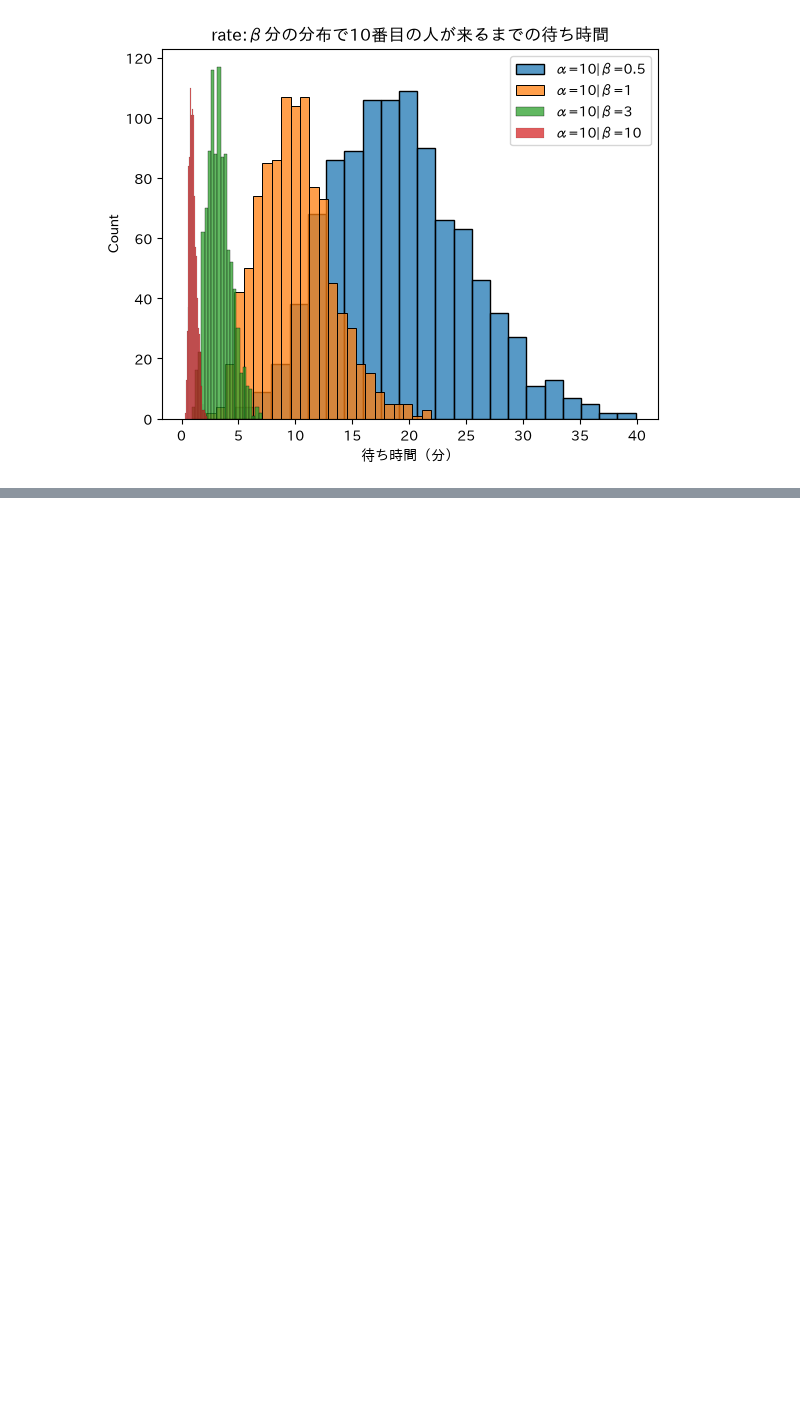
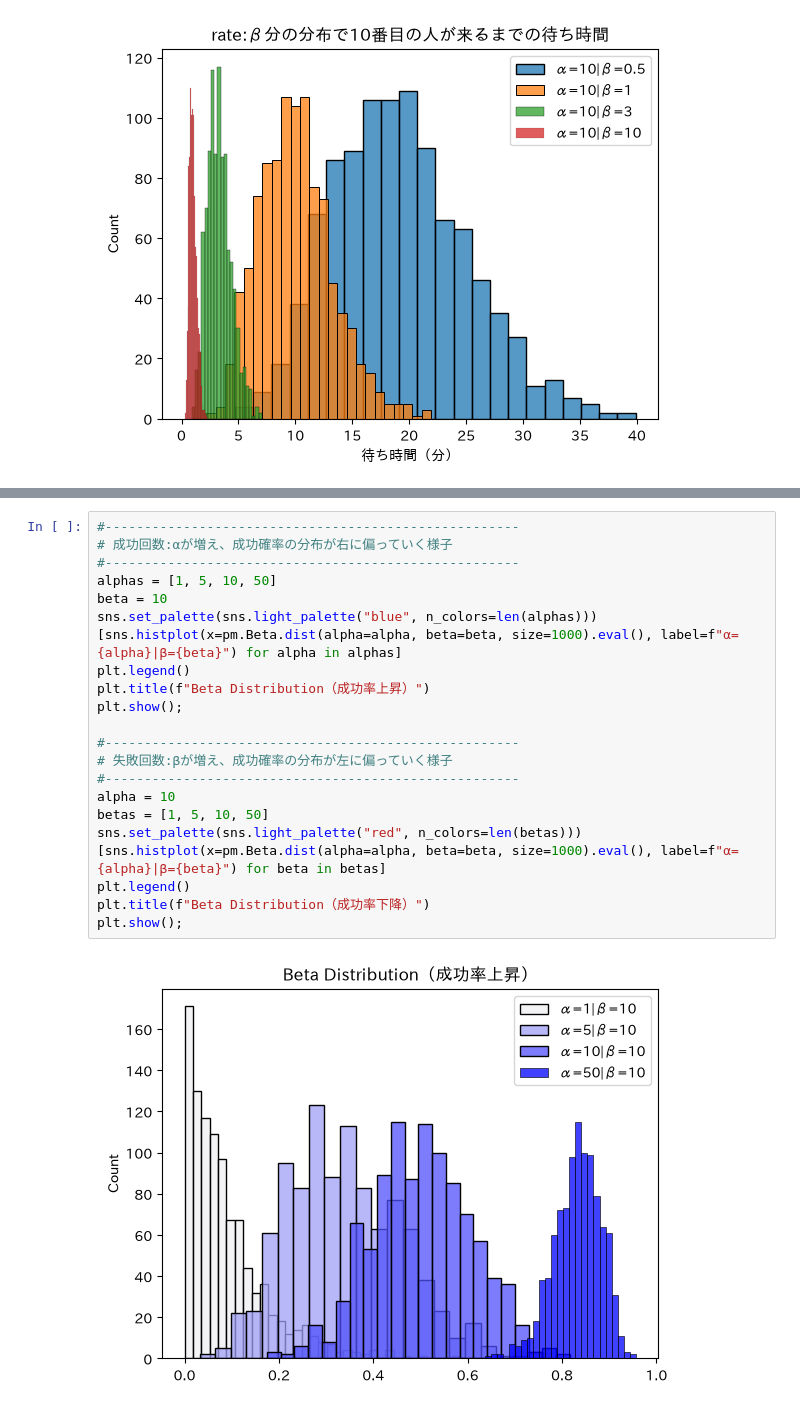
Before and after one commit to kzappmusi9/dist_python, a Jupyter notebook: notebooks/dist_python.ipynb, the cells around one changed output, grey strips where cells are left out. Drawn from its saved outputs; the diff is of its cells as text; blank space fills up the shorter version.

```diff
--- a/notebooks/dist_python.ipynb
+++ b/notebooks/dist_python.ipynb
@@ -211,0 +220,24 @@ plt.show()
+# %%
+#-----------------------------------------------------
+# 成功回数:αが増え、成功確率の分布が右に偏っていく様子
+#-----------------------------------------------------
+alphas = [1, 5, 10, 50]
+beta = 10
+sns.set_palette(sns.light_palette("blue", n_colors=len(alphas)))
+[sns.histplot(x=pm.Beta.dist(alpha=alpha, beta=beta, size=1000).eval(), label=f"α={alpha}|β={beta}") for alpha in alphas]
+plt.legend()
+plt.title(f"Beta Distribution（成功率上昇）")
+plt.show();
+
+#-----------------------------------------------------
+# 失敗回数:βが増え、成功確率の分布が左に偏っていく様子
+#-----------------------------------------------------
+alpha = 10
+betas = [1, 5, 10, 50]
+sns.set_palette(sns.light_palette("red", n_colors=len(betas)))
+[sns.histplot(x=pm.Beta.dist(alpha=alpha, beta=beta, size=1000).eval(), label=f"α={alpha}|β={beta}") for beta in betas]
+plt.legend()
+plt.title(f"Beta Distribution（成功率下降）")
+plt.show();
+# %% [output]
+[figure, added]
```
Also changed, not shown: parts of 5 cells of this notebook.
